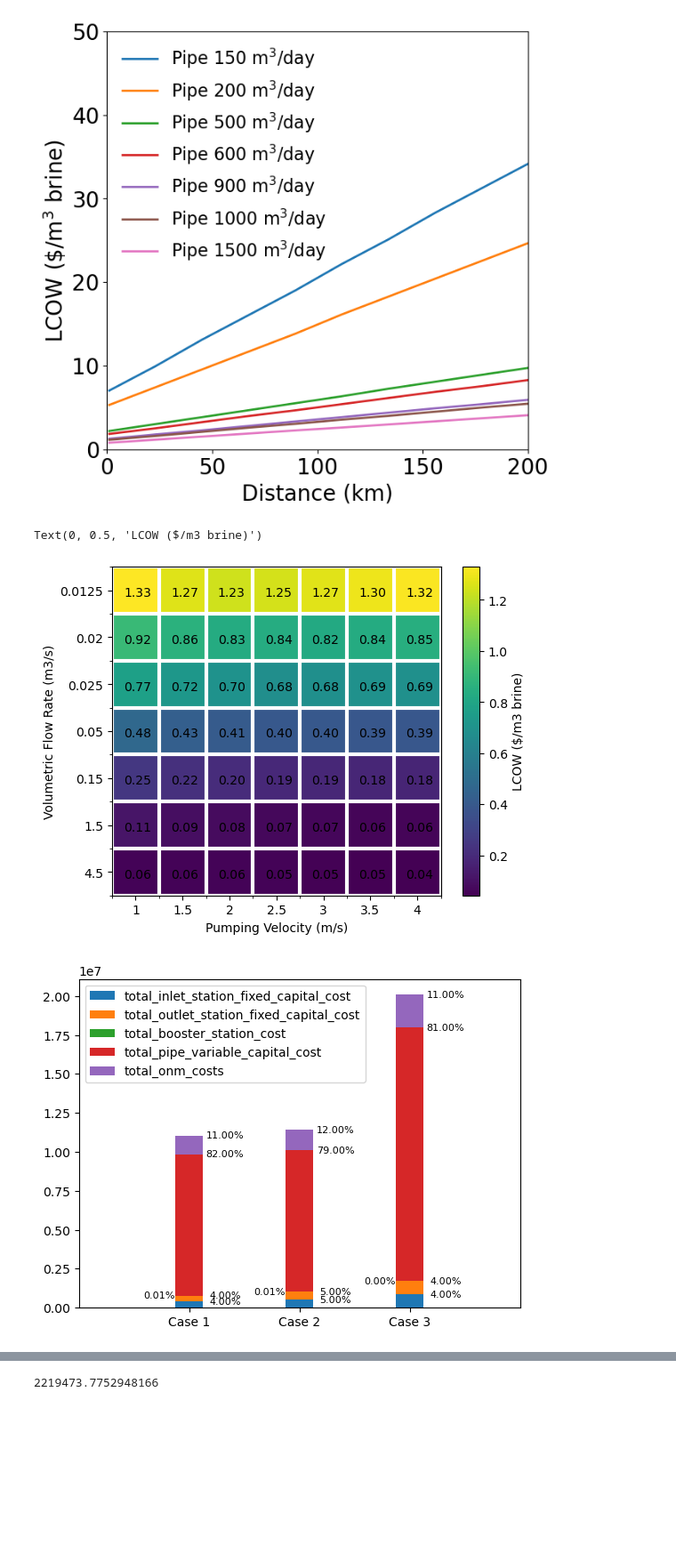
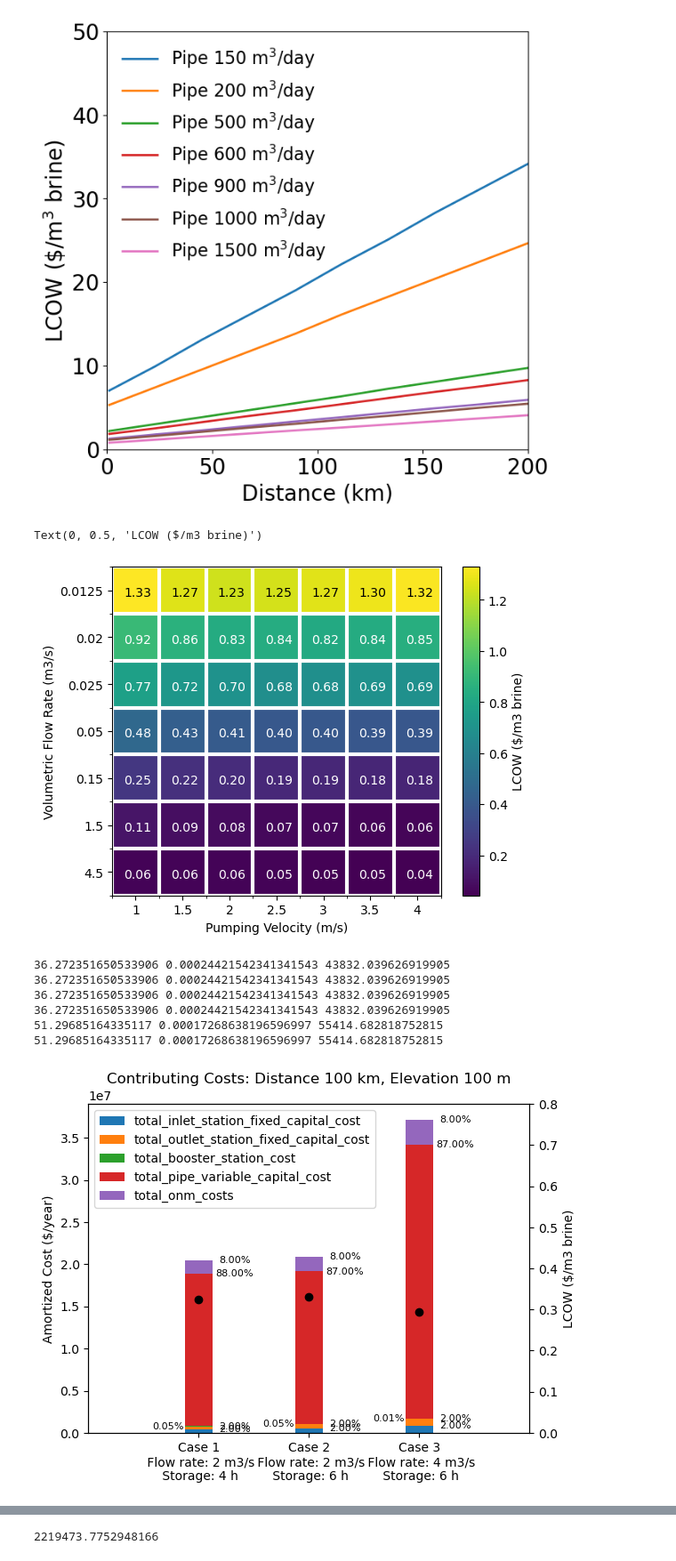
Before and after one commit to MuktaHardikar/WaterTAP3, a Jupyter notebook: watertap3/watertap3/transport-sensitivity.ipynb, the cells around one changed output, grey strips where cells are left out. Shown at 89% size. Drawn from its saved outputs; the diff is of its cells as text; code cells hidden in the pictures; blank space fills up the shorter version.

```diff
--- a/watertap3/watertap3/transport-sensitivity.ipynb
+++ b/watertap3/watertap3/transport-sensitivity.ipynb
@@ -76,7 +76,11 @@ if isinstance(valfmt, str):
 textcolors = ("black", "white")
 for i in range(0,len(vol_list)):
     for j in range(0,len(velocity_list)):
-        im.axes.text(j-0.25, i+0.125, valfmt(lcow[i, j], None))
+        if lcow[i, j]>1:
+            c = 'black'
+        else:
+            c= 'white'
+        im.axes.text(j-0.25, i+0.125, valfmt(lcow[i, j], None),c=c)
 ax.set_ylabel('Volumetric Flow Rate (m3/s)')
 ax.set_xlabel('Pumping Velocity (m/s)')
 
@@ -84,7 +88,7 @@ cbar = ax.figure.colorbar(im, ax=ax)
 cbar.ax.set_ylabel('LCOW ($/m3 brine)')
 # %% [output]
 Text(0, 0.5, 'LCOW ($/m3 brine)')
-[figure, old version]
+[figure, new version]
 # %%
 flow_rates = [2,2,4]
 hours_storage = [4,6,6]
@@ -92,45 +96,61 @@ hours_storage = [4,6,6]
 def get_transport_cost_breakdown(flow_rates,hours_storage):
     # Get the cost breakdown
     breakdown = []
+    lcow = []
     for i in range(0,len(flow_rates)):
-        breakdown.append(pipe_costing(flow_rates[i]*3600*24,50,hour_storage=hours_storage[i],cost_break_down=True))
+        breakdown.append(pipe_costing(flow_rates[i]*3600*24,100,elev_gain=100,hour_storage=hours_storage[i],cost_break_down=True))
+        lcow.append(pipe_costing(flow_rates[i]*3600*24,100,elev_gain=100,hour_storage=hours_storage[i],cost_break_down=False))
     cost_breakdown_df = pd.DataFrame(breakdown)
 
-    return cost_breakdown_df
+    return cost_breakdown_df,lcow
 
-cost_breakdown_df = get_transport_cost_breakdown(flow_rates,hours_storage)
+cost_breakdown_df,lcow = get_transport_cost_breakdown(flow_rates,hours_storage)
 # print(cost_breakdown_df.transpose()[-7:-2])
 
 def print_func(val):
     if val>0.1:
         return '{:.2f}%'.format(round(val))
     else:
         return '{:.2f}%'.format(val)
 
 
-def plot_transport_cost_breakdown(cost_breakdown_df):
+def plot_transport_cost_breakdown(cost_breakdown_df,lcow):
     # Make table of bottom and percentage for annotation
     # Percentage matrix
     cost_breakdown_df_transposed = cost_breakdown_df.transpose()[-7:-2]
     cost_breakdown_df_transposed_percent = cost_breakdown_df_transposed
     for i in range(0,len(cost_breakdown_df.transpose().columns)):
         cost_breakdown_df_transposed_percent[i] = cost_breakdown_df_transposed[i]/cost_breakdown_df_transposed[i].sum()*100
 
     # Bottoms
     bottoms = cost_breakdown_df.transpose()[-7:-2].cumsum()
 
     fig, ax = plt.subplots()
     cost_breakdown_df.transpose()[-7:-2].transpose().plot.bar(ax = ax,stacked=True,width = 0.25)
     for i in range(0,len(cost_breakdown_df.transpose()[-7:-2].index)):
         for j in range(0,len(cost_breakdown_df.index)):
             ax.text(ax.patches[j].get_x() + 0.45 - (cost_breakdown_df_transposed_percent.values[i,j] < 0.1)*0.6,
                     bottoms.values[i][j],
                     print_func(cost_breakdown_df_transposed_percent.values[i,j]),
                     ha='center',
                     va='center',
                     fontdict={'fontsize' : 8})
     ax.set_xlim([-1,3])
-    ax.set_xticklabels(['Case 1', 'Case 2', 'Case 3'],rotation = 0)
-plot_transport_cost_breakdown(cost_breakdown_df)
+    ax.set_title('Contributing Costs: Distance 100 km, Elevation 100 m')
+    ax.set_xticklabels(['Case 1\n Flow rate: 2 m3/s\n Storage: 4 h', 'Case 2\n Flow rate: 2 m3/s\n Storage: 6 h', 'Case 3\n Flow rate: 4 m3/s\n Storage: 6 h'],rotation = 0)
+    ax.set_ylabel('Amortized Cost ($/year)')
+    ax0 = ax.twinx()
+    ax0.scatter([0,1,2], lcow, c='black')
+    ax0.set_ylim([0,0.8])
+    ax0.set_ylabel('LCOW ($/m3 brine)')
+
+
+plot_transport_cost_breakdown(cost_breakdown_df,lcow)
 # %% [output]
+36.272351650533906 0.00024421542341341543 43832.039626919905
+36.272351650533906 0.00024421542341341543 43832.039626919905
+36.272351650533906 0.00024421542341341543 43832.039626919905
+36.272351650533906 0.00024421542341341543 43832.039626919905
+51.29685164335117 0.00017268638196596997 55414.682818752815
+51.29685164335117 0.00017268638196596997 55414.682818752815
-[figure, old version]
+[figure, new version]
```
Also changed, not shown: parts of 19 cells of this notebook, 9 other files.
